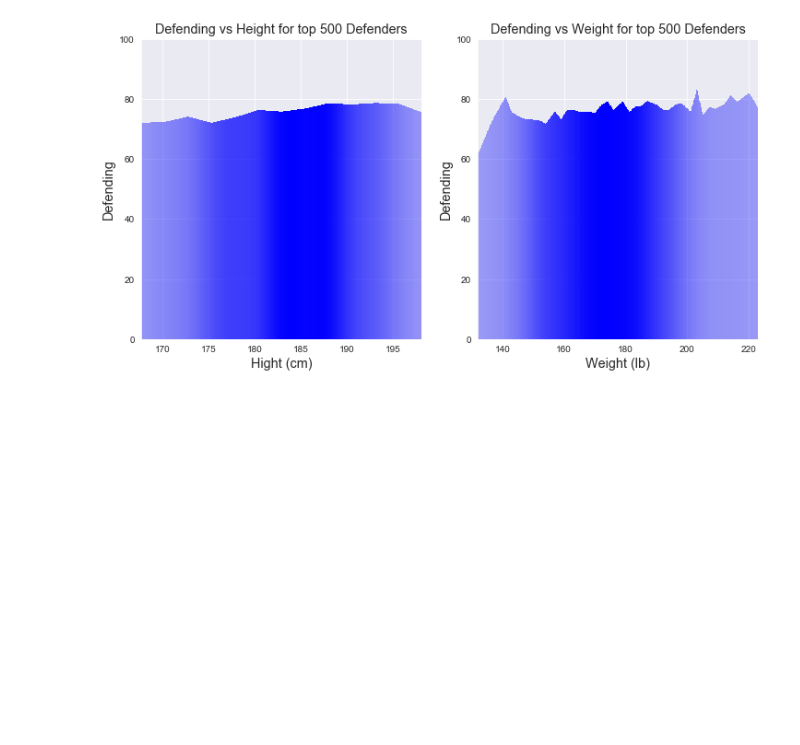
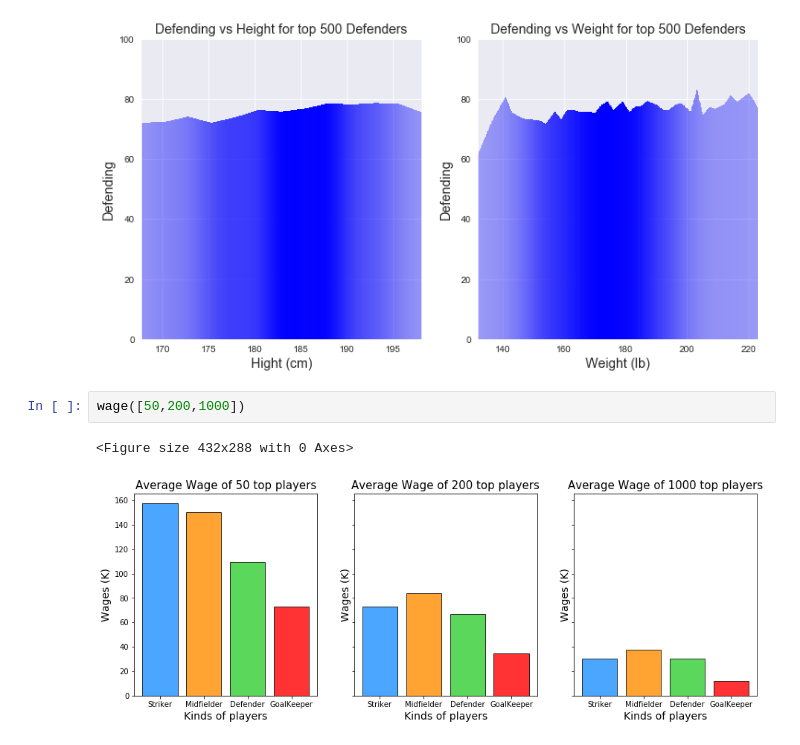
Before and after one commit to sharax/ECE_143_Group_11, a Jupyter notebook: Data Visualization.ipynb, the cells around one changed output. Saved outputs shown, nothing was run; the diff lists cells and outputs as text; blank space fills up the shorter version.

```diff
--- a/Data Visualization.ipynb
+++ b/Data Visualization.ipynb
@@ -165,3 +165,8 @@ dpt=defend_player.iloc[:500,:]
 pWH(DA,dpt,'top 500 Defenders','Defending')
 # %% [output]
 [figure]
+# %%
+wage([50,200,1000])
+# %% [output]
+<Figure size 432x288 with 0 Axes>
+[figure, added]
```
Also changed, not shown: 2 other files.
